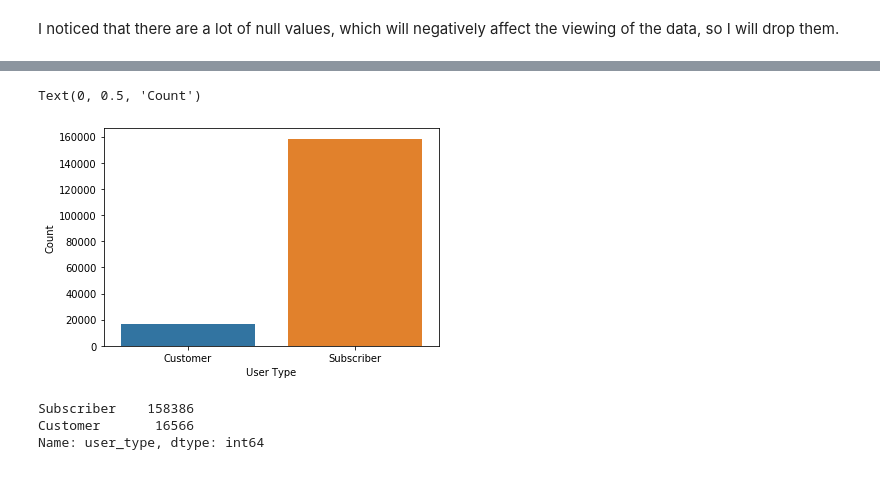
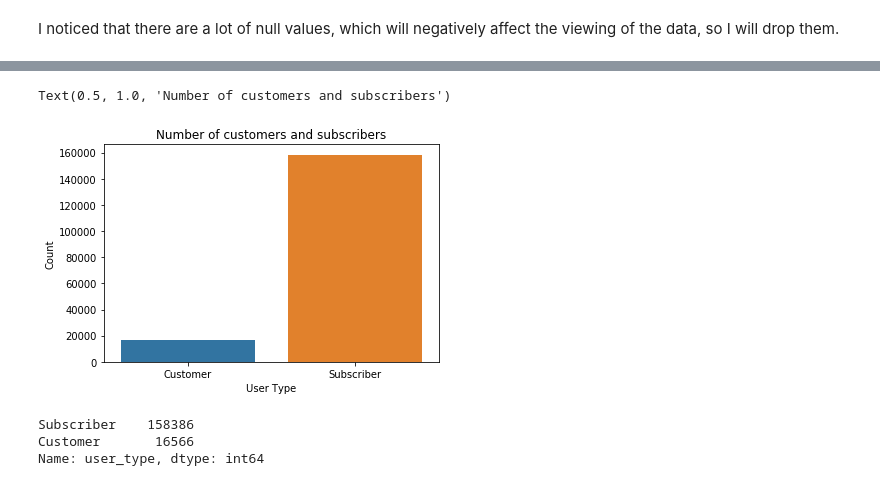
Before and after one commit to ReemShaya/Communicate-Data-findings-Project, a Jupyter notebook: exploration_template.ipynb, the cells around one changed output, grey strips where cells are left out. Cells and saved outputs as stored; diff of their text form; code cells hidden in the pictures.

```diff
--- a/exploration_template.ipynb
+++ b/exploration_template.ipynb
@@ -226,12 +226,13 @@ df_ford.head(10)
 # %%
 # I want to know how many customers and subscribers?
 sb.countplot(data=df_ford, x='user_type');
 
 plt.xlabel('User Type')
 plt.ylabel('Count')
+plt.title('Number of customers and subscribers')
 # %% [output]
-Text(0, 0.5, 'Count')
+Text(0.5, 1.0, 'Number of customers and subscribers')
-[figure, old version]
+[figure, new version]
 # %%
 df_ford['user_type'].value_counts()
 # %% [output]
```
Also changed, not shown: parts of 13 cells of this notebook, 2 other files.
